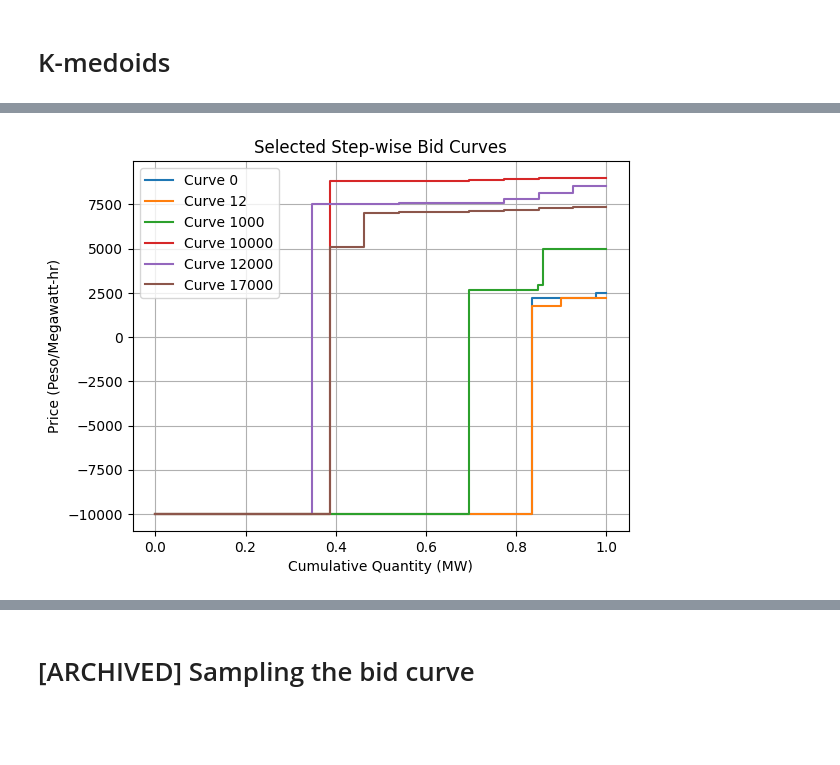
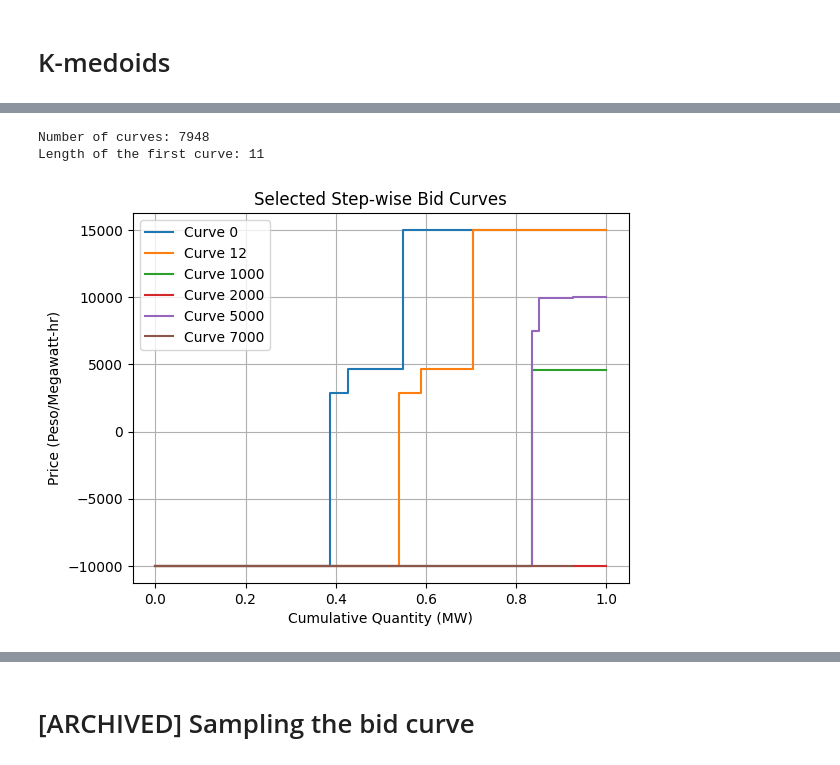
Before and after one commit to gbrosell/maroon-archers, a Jupyter notebook: K-medoids.ipynb, the cells around one changed output, grey strips where cells are left out. Cells and saved outputs as stored; diff of their text form; code cells hidden in the pictures; blank space fills up the shorter version.

```diff
--- a/K-medoids.ipynb
+++ b/K-medoids.ipynb
@@ -130,0 +133,7 @@ downsampled_df.loc[:, quantity_columns] = scaled_quantities
+# %%
+# Filter rows within the year 2022
+df_2022 = downsampled_df[(downsampled_df['run_time'] >= '2022-01-01') & (downsampled_df['run_time'] < '2023-01-01')]
+
+# Reset index
+df_2022 = df_2022.reset_index(drop=True)
+df_2022
@@ -170,26 +173,35 @@ step_curves
+# %%
+num_curves = len(step_curves)
+length_of_first_curve = len(step_curves[0]) if num_curves > 0 else 0
+
+print(f"Number of curves: {num_curves}")
+print(f"Length of the first curve: {length_of_first_curve}")
+# %% [output]
+Number of curves: 7948
+Length of the first curve: 11
 # %%
 # Test Plot random indices
 # Indices to plot (adjust as needed)
-indices_to_plot = [0, 12, 1000, 10000, 12000, 17000]
+indices_to_plot = [0, 12, 1000, 2000, 5000, 7000]
 
 # Extract prices and cumulative quantities for the specified indices
-selected_prices = downsampled_df.iloc[indices_to_plot, 1:12].values  # Assuming columns 'price1' to 'price11'
-selected_cumulative_quantities = downsampled_df.iloc[indices_to_plot, 12:23].values  # Assuming columns 'quantity1' to 'quantity11'
+selected_prices = df_2022.iloc[indices_to_plot, 1:12].values  # Assuming columns 'price1' to 'price11'
+selected_cumulative_quantities = df_2022.iloc[indices_to_plot, 12:23].values  # Assuming columns 'quantity1' to 'quantity11'
 
 # Plotting the selected step-wise bid curves
 for i in range(len(indices_to_plot)):
     cumulative_quantity = selected_cumulative_quantities[i]
     price = selected_prices[i]
     plt.step(cumulative_quantity, price, where='pre', label=f'Curve {indices_to_plot[i]}')
 
 plt.xlabel('Cumulative Quantity (MW)')
 plt.ylabel('Price (Peso/Megawatt-hr)')
 plt.title('Selected Step-wise Bid Curves')
 plt.legend()
 plt.grid(True)
 plt.show()
 # %% [output]
-[figure, old version]
+[figure, new version]
 # %%
 # Change step_curves into numpy array
 step_curves_array = np.array(step_curves).reshape(len(step_curves), -1)
```
Also changed, not shown: parts of 35 cells of this notebook.
